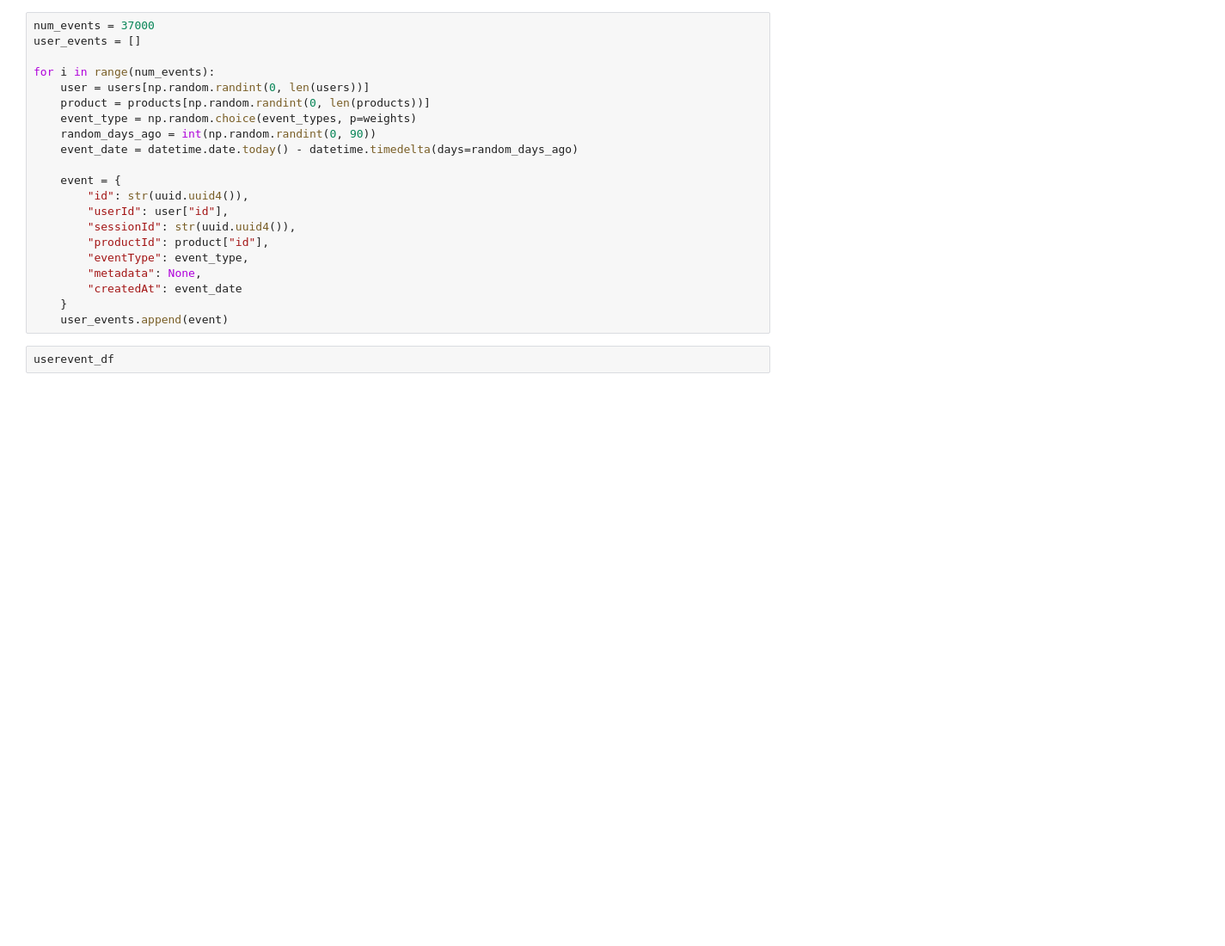
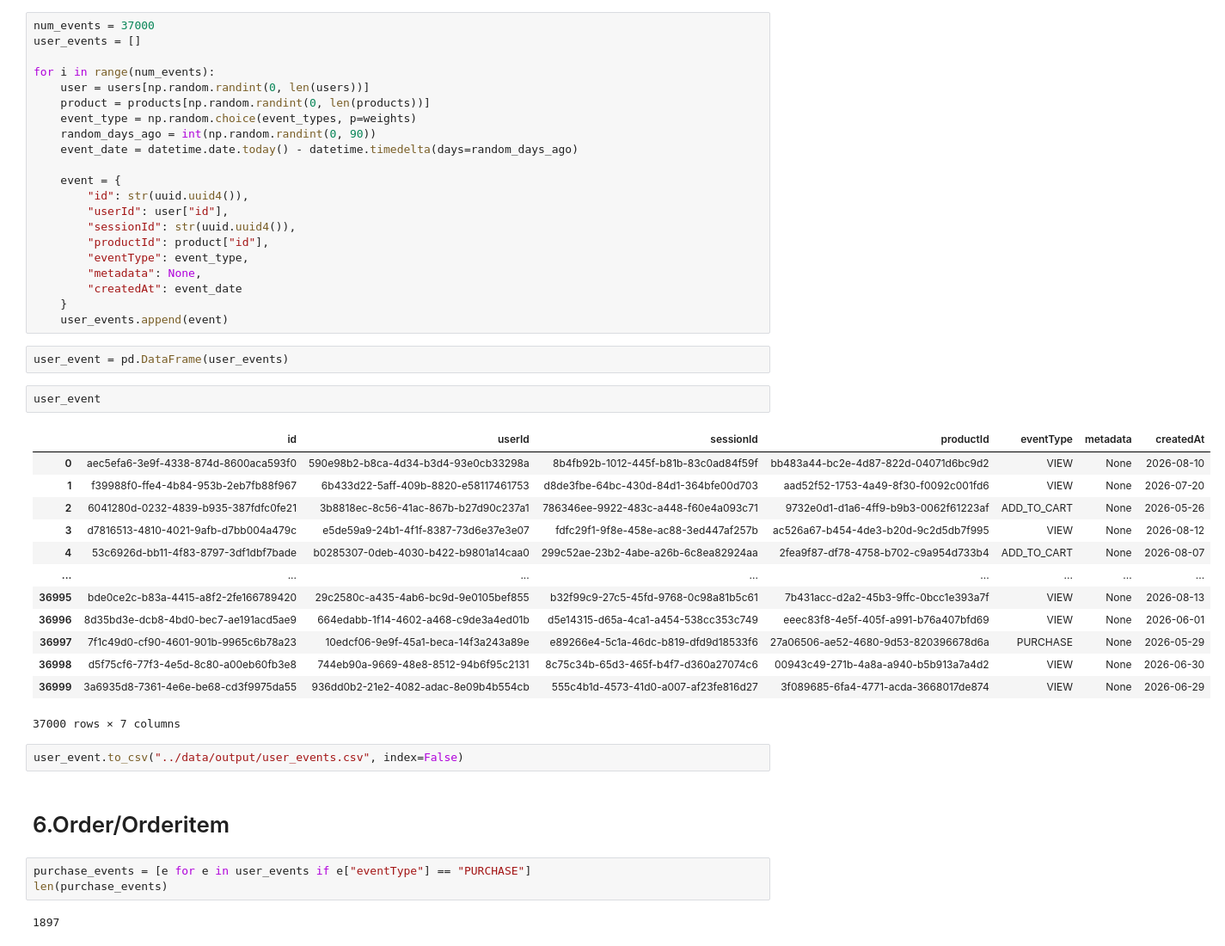
Before and after one commit to abdallahh07/tijara, a Jupyter notebook: notebooks/1.data.ipynb, the cells around one changed output. Shown at 86% size. Cells and saved outputs as stored; diff of their text form; blank space fills up the shorter version.

```diff
--- a/notebooks/1.data.ipynb
+++ b/notebooks/1.data.ipynb
@@ -339,4 +339,29 @@ for i in range(num_events):
     }
     user_events.append(event)
 # %%
-userevent_df
+user_event = pd.DataFrame(user_events)
+# %%
+user_event
+# %% [output]
+|  | id | userId | sessionId | productId | eventType | metadata | createdAt |
+| 0 | aec5efa6-3e9f-4338-874d-8600aca593f0 | 590e98b2-b8ca-4d34-b3d4-93e0cb33298a | 8b4fb92b-1012-445f-b81b-83c0ad84f59f | bb483a44-bc2e-4d87-822d-04071d6bc9d2 | VIEW | None | 2026-08-10 |
+| 1 | f39988f0-ffe4-4b84-953b-2eb7fb88f967 | 6b433d22-5aff-409b-8820-e58117461753 | d8de3fbe-64bc-430d-84d1-364bfe00d703 | aad52f52-1753-4a49-8f30-f0092c001fd6 | VIEW | None | 2026-07-20 |
+| 2 | 6041280d-0232-4839-b935-387fdfc0fe21 | 3b8818ec-8c56-41ac-867b-b27d90c237a1 | 786346ee-9922-483c-a448-f60e4a093c71 | 9732e0d1-d1a6-4ff9-b9b3-0062f61223af | ADD_TO_CART | None | 2026-05-26 |
+| 3 | d7816513-4810-4021-9afb-d7bb004a479c | e5de59a9-24b1-4f1f-8387-73d6e37e3e07 | fdfc29f1-9f8e-458e-ac88-3ed447af257b | ac526a67-b454-4de3-b20d-9c2d5db7f995 | VIEW | None | 2026-08-12 |
+| 4 | 53c6926d-bb11-4f83-8797-3df1dbf7bade | b0285307-0deb-4030-b422-b9801a14caa0 | 299c52ae-23b2-4abe-a26b-6c8ea82924aa | 2fea9f87-df78-4758-b702-c9a954d733b4 | ADD_TO_CART | None | 2026-08-07 |
+| ... | ... | ... | ... | ... | ... | ... | ... |
+| 36995 | bde0ce2c-b83a-4415-a8f2-2fe166789420 | 29c2580c-a435-4ab6-bc9d-9e0105bef855 | b32f99c9-27c5-45fd-9768-0c98a81b5c61 | 7b431acc-d2a2-45b3-9ffc-0bcc1e393a7f | VIEW | None | 2026-08-13 |
+| 36996 | 8d35bd3e-dcb8-4bd0-bec7-ae191acd5ae9 | 664edabb-1f14-4602-a468-c9de3a4ed01b | d5e14315-d65a-4ca1-a454-538cc353c749 | eeec83f8-4e5f-405f-a991-b76a407bfd69 | VIEW | None | 2026-06-01 |
+| 36997 | 7f1c49d0-cf90-4601-901b-9965c6b78a23 | 10edcf06-9e9f-45a1-beca-14f3a243a89e | e89266e4-5c1a-46dc-b819-dfd9d18533f6 | 27a06506-ae52-4680-9d53-820396678d6a | PURCHASE | None | 2026-05-29 |
+| 36998 | d5f75cf6-77f3-4e5d-8c80-a00eb60fb3e8 | 744eb90a-9669-48e8-8512-94b6f95c2131 | 8c75c34b-65d3-465f-b4f7-d360a27074c6 | 00943c49-271b-4a8a-a940-b5b913a7a4d2 | VIEW | None | 2026-06-30 |
+| 36999 | 3a6935d8-7361-4e6e-be68-cd3f9975da55 | 936dd0b2-21e2-4082-adac-8e09b4b554cb | 555c4b1d-4573-41d0-a007-af23fe816d27 | 3f089685-6fa4-4771-acda-3668017de874 | VIEW | None | 2026-06-29 |
+37000 rows × 7 columns
+# %%
+user_event.to_csv("../data/output/user_events.csv", index=False)
+# %% [markdown]
+# 6.Order/Orderitem
+# %%
+purchase_events = [e for e in user_events if e["eventType"] == "PURCHASE"]
+len(purchase_events)
+# %% [output]
+1897
```
Also changed, not shown: parts of 3 cells of this notebook, 2 other files.
